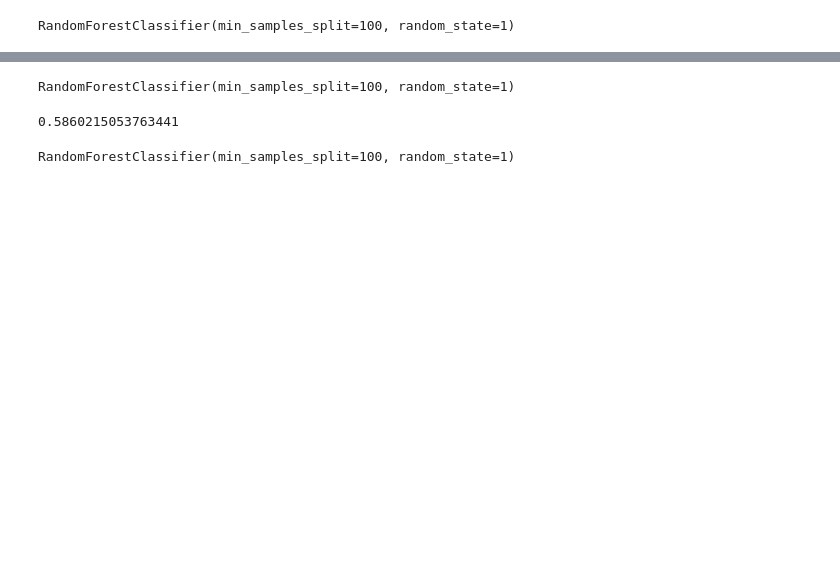
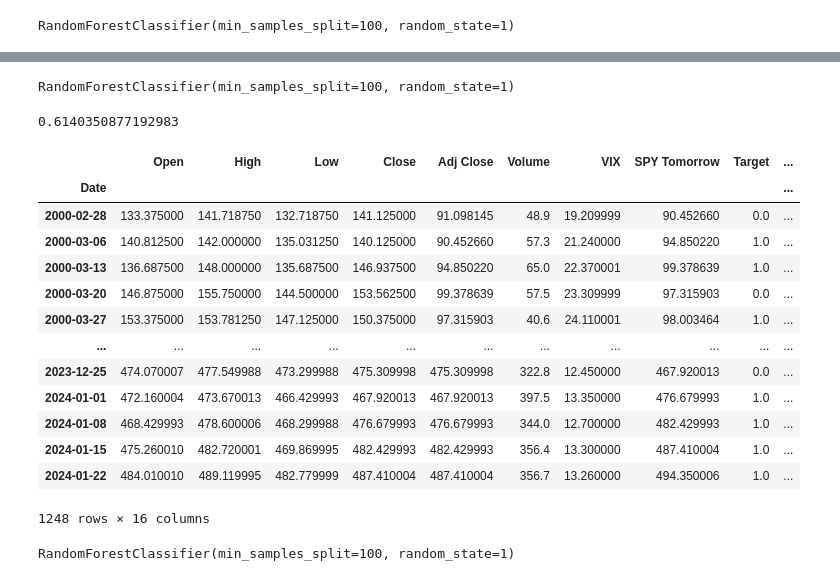
Before and after one commit to Goldfiinch/Project-4, a Jupyter notebook: Project_4.ipynb, the cells around one changed output, grey strips where cells are left out. Cells and saved outputs as stored; diff of their text form; code cells hidden in the pictures; blank space fills up the shorter version.

```diff
--- a/Project_4.ipynb
+++ b/Project_4.ipynb
@@ -168,26 +146,3 @@ combined_df.dropna(inplace=True)
-# %%
-#Create a new Model.
-model_1 = RandomForestClassifier(n_estimators=100, min_samples_split=100, random_state=1)
-
-# Test Train Split
-train_1 = combined_df.iloc[:-250]  # Training data
-test_1 = combined_df.iloc[-250:]   # Test data
-
-# Updating list of predictors.
-predictors_1 = ["High", "Low", "Adj Close", "Volume", "VIX", "Adj Close Lag 1", "Adj Close Lag 2", "Adj Close Lag 3", "SMA 5"]
-
-# Fit the optimized model
-model_1.fit(train_1[predictors_1], train_1["Target"])
-# %% [output]
-RandomForestClassifier(min_samples_split=100, random_state=1)
-# %%
-# Recalculate precision accuracy score.
-preds_1 = model_1.predict(test_1[predictors_1])
-preds_1 = pd.Series(preds_1, index=test_1.index)
-
-precision_score(test_1["Target"], preds_1)
-# %% [output]
-0.5860215053763441
 # %%
 # Import CSV files into spark DataFrame
 tnx_spark_df = spark.read.csv("TNX.csv")
@@ -213,6 +168,59 @@ combined_df = pd.merge(combined_df, tnx_df, how = "outer", on = "Date")
 combined_df = combined_df[:-1]
 combined_df = combined_df.loc["2000-01-01":].copy()
 combined_df = combined_df.dropna()
+# %%
+#Create a new Model.
+model_1 = RandomForestClassifier(n_estimators=100, min_samples_split=100, random_state=1)
+
+# Test Train Split
+train_1 = combined_df.iloc[:-290]  # Training data
+test_1 = combined_df.iloc[-290:]   # Test data
+
+# Updating list of predictors.
+predictors_1 = ["High", "Low", "Adj Close", "Volume", "VIX", "10-Y Treasury"]
+
+# Fit the optimized model
+model_1.fit(train_1[predictors_1], train_1["Target"])
+# %% [output]
+RandomForestClassifier(min_samples_split=100, random_state=1)
+# %%
+# Recalculate precision accuracy score.
+preds_1 = model_1.predict(test_1[predictors_1])
+preds_1 = pd.Series(preds_1, index=test_1.index)
+
+precision_score(test_1["Target"], preds_1)
+# %% [output]
+0.6140350877192983
+# %%
+#Lag Features & SMA
+lag_features = ['Adj Close']
+lags = range(1, 4)  # for example, create lags for 1, 2, and 3 days
+for lag in lags:
+  combined_df[f'Adj Close Lag {lag}'] = combined_df['Adj Close'].shift(lag)
+
+# Add a simple moving average (SMA) for 'Adj Close'
+window = 5  # 5-day SMA
+combined_df['SMA 5'] = combined_df['Adj Close'].rolling(window=window).mean()
+
+# Handle missing values introduced by lag and SMA features
+combined_df.dropna(inplace=True)
+
+combined_df
+# %% [output]
+|  | Open | High | Low | Close | Adj Close | Volume | VIX | SPY Tomorrow | Target | ... |
+| Date |  |  |  |  |  |  |  |  |  | ... |
+| 2000-02-28 | 133.375000 | 141.718750 | 132.718750 | 141.125000 | 91.098145 | 48.9 | 19.209999 | 90.452660 | 0.0 | ... |
+| 2000-03-06 | 140.812500 | 142.000000 | 135.031250 | 140.125000 | 90.452660 | 57.3 | 21.240000 | 94.850220 | 1.0 | ... |
+| 2000-03-13 | 136.687500 | 148.000000 | 135.687500 | 146.937500 | 94.850220 | 65.0 | 22.370001 | 99.378639 | 1.0 | ... |
+| 2000-03-20 | 146.875000 | 155.750000 | 144.500000 | 153.562500 | 99.378639 | 57.5 | 23.309999 | 97.315903 | 0.0 | ... |
+| 2000-03-27 | 153.375000 | 153.781250 | 147.125000 | 150.375000 | 97.315903 | 40.6 | 24.110001 | 98.003464 | 1.0 | ... |
+| ... | ... | ... | ... | ... | ... | ... | ... | ... | ... | ... |
+| 2023-12-25 | 474.070007 | 477.549988 | 473.299988 | 475.309998 | 475.309998 | 322.8 | 12.450000 | 467.920013 | 0.0 | ... |
+| 2024-01-01 | 472.160004 | 473.670013 | 466.429993 | 467.920013 | 467.920013 | 397.5 | 13.350000 | 476.679993 | 1.0 | ... |
+| 2024-01-08 | 468.429993 | 478.600006 | 468.299988 | 476.679993 | 476.679993 | 344.0 | 12.700000 | 482.429993 | 1.0 | ... |
+| 2024-01-15 | 475.260010 | 482.720001 | 469.869995 | 482.429993 | 482.429993 | 356.4 | 13.300000 | 487.410004 | 1.0 | ... |
+| 2024-01-22 | 484.010010 | 489.119995 | 482.779999 | 487.410004 | 487.410004 | 356.7 | 13.260000 | 494.350006 | 1.0 | ... |
+1248 rows × 16 columns
 # %%
 #Create a new Model.
 model_2 = RandomForestClassifier(n_estimators=100, min_samples_split=100, random_state=1)
```
Also changed, not shown: parts of 14 cells of this notebook, 2 other files.
